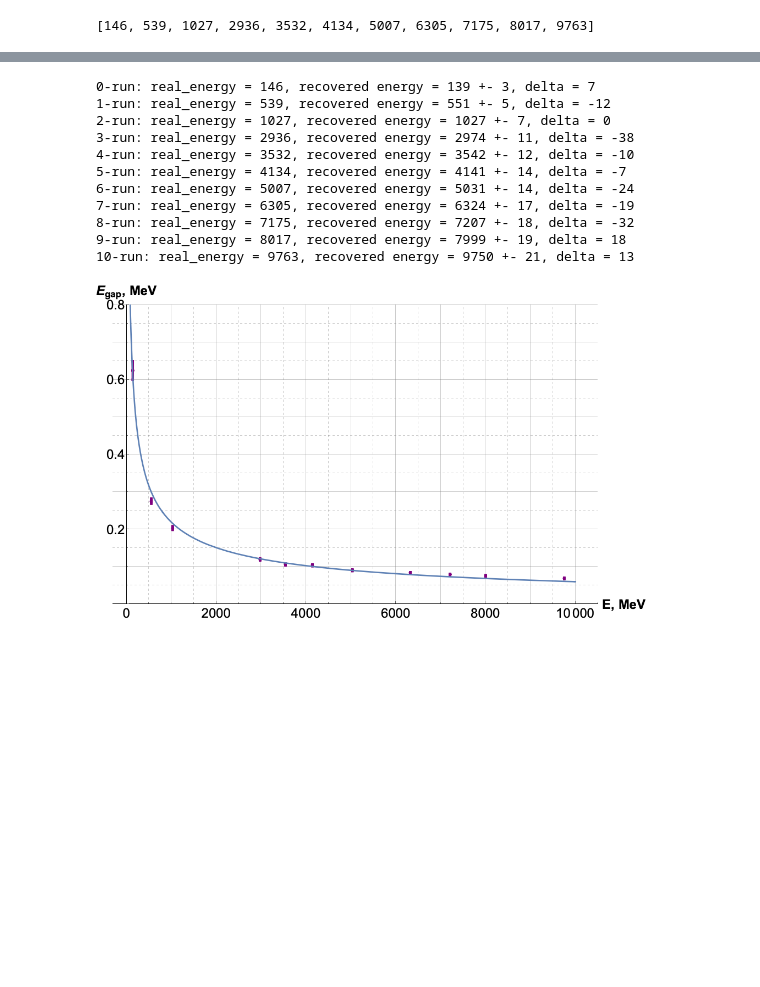
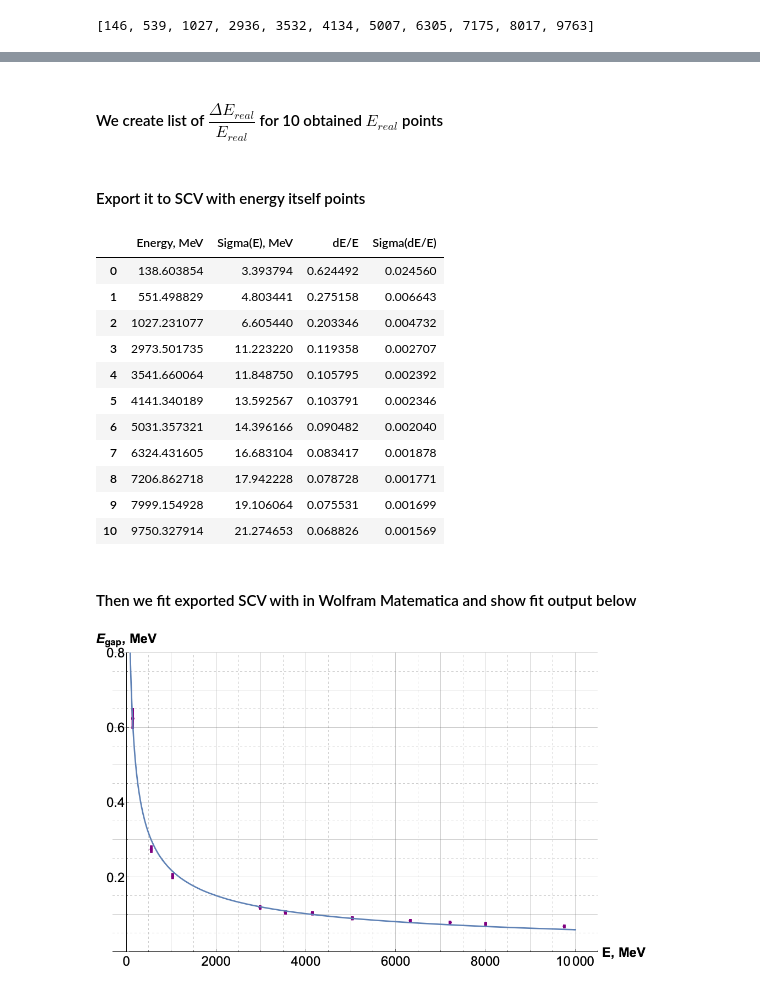
Before and after one commit to Kiarendil/geant, a Jupyter notebook: Start.ipynb, the cells around one changed output, grey strips where cells are left out. Drawn from its saved outputs; the diff is of its cells as text; code cells hidden in the pictures; blank space fills up the shorter version.

```diff
--- a/Start.ipynb
+++ b/Start.ipynb
@@ -158,8 +210,3 @@ $\displaystyle Where \quad a = 0.04889, \quad  b = -0.70906$
 [146, 539, 1027, 2936, 3532, 4134, 5007, 6305, 7175, 8017, 9763]
 # %%
 new_energy = [146, 539, 1027, 2936, 3532, 4134, 5007, 6305, 7175, 8017, 9763]
-
-varset_r = ROOT.RooArgSet(Egap, Ereal)
-def get_calibrated(Egap):
-    E_abs = (Egap - b) / a
-    return(E_abs)
@@ -212,6 +267,6 @@ for i in range(0, 11):
 # %%
 mean_red_list = []
-sigma_red_list = []
+mean_er_red_list = []
 gaus_red_list = []
 sigma_g_red_list = []
 sigma_ge_red_list = []
@@ -230,10 +285,10 @@ for i in range(0, 11):
 
     gaus_red_list.append(pdf_ered)
     mean_red_list.append(mean_ered.getVal())
-    sigma_red_list.append(mean_ered.getError())
+    mean_er_red_list.append(mean_ered.getError())
     sigma_g_red_list.append(sigma_ered.getVal())
     sigma_ge_red_list.append(sigma_ered.getError())
 
 for i in range(0, 11):
-    print(f'{i}-ds: mean = {mean_red_list[i]} +- {sigma_red_list[i]}, sigma = {sigma_g_red_list[i]} +- {sigma_ge_red_list[i]} ')
+    print(f'{i}-ds: mean = {mean_red_list[i]} +- {mean_er_red_list[i]}, sigma = {sigma_g_red_list[i]} +- {sigma_ge_red_list[i]} ')
 # %% [output]
@@ -289,43 +346,44 @@ display(Image(filename = 'images/png/test_for_output_ds.png', retina = False, wi
 Warning in <TCanvas::Constructor>: Deleting canvas with same name: cB
 Info in <TCanvas::Print>: png file images/png/test_for_output_ds.png has been created
 Info in <TCanvas::Print>: pdf file images/pdf/test_for_output_ds.pdf has been created
-# %%
-residentials_e = []
-
-for i in range(0, 11):
-    res = round(new_energy[i] - mean_red_list[i])
-    residentials_e.append(res)
-    print(f'{i}-run: real_energy = {new_energy[i]}, recovered energy = {round(mean_red_list[i])} +- {round(sigma_red_list[i])}, delta = {residentials_e[i]}')
-# %% [output]
-0-run: real_energy = 146, recovered energy = 139 +- 3, delta = 7
-1-run: real_energy = 539, recovered energy = 551 +- 5, delta = -12
-2-run: real_energy = 1027, recovered energy = 1027 +- 7, delta = 0
-3-run: real_energy = 2936, recovered energy = 2974 +- 11, delta = -38
-4-run: real_energy = 3532, recovered energy = 3542 +- 12, delta = -10
-5-run: real_energy = 4134, recovered energy = 4141 +- 14, delta = -7
-6-run: real_energy = 5007, recovered energy = 5031 +- 14, delta = -24
-7-run: real_energy = 6305, recovered energy = 6324 +- 17, delta = -19
-8-run: real_energy = 7175, recovered energy = 7207 +- 18, delta = -32
-9-run: real_energy = 8017, recovered energy = 7999 +- 19, delta = 18
-10-run: real_energy = 9763, recovered energy = 9750 +- 21, delta = 13
+# %% [markdown]
+#### We create list of $ \dfrac{\Delta E_{real}}{E_{real}} $ for 10 obtained $ E_{real} $ points
 # %%
 deltaEtoE = []
 deltaEtoE_err = []
 
 for i in range(0, 11):
     dEtoE = sigma_g_red_list[i] / mean_red_list[i]
-    err = dEtoE * np.sqrt( ((sigma_red_list[i] / mean_red_list[i]) ** 2) + ((sigma_ge_red_list[i] / sigma_g_red_list[i]) ** 2) )
+    err = dEtoE * np.sqrt( ((mean_er_red_list[i] / mean_red_list[i]) ** 2) + ((sigma_ge_red_list[i] / sigma_g_red_list[i]) ** 2) )
     deltaEtoE.append(dEtoE)
     deltaEtoE_err.append(err)
+# %% [markdown]
+#### Export it to SCV with energy itself points
 # %%
-columns_red_list = ['Energy, MeV', 'Sigma(E), MeV', 'dE/E, MeV', 'Sigma(dE/E), MeV']
+columns_red_list = ['Energy, MeV', 'Sigma(E), MeV', 'dE/E', 'Sigma(dE/E)']
 df_red = pd.DataFrame(columns = columns_red_list)
 
 for i in range(0, 11):
-    a_log_red = [mean_red_list[i], 0, deltaEtoE[i], deltaEtoE_err[i]]
+    a_log_red = [mean_red_list[i], mean_er_red_list[i], deltaEtoE[i], deltaEtoE_err[i]]
     df_red.loc[i] = a_log_red
 
 df_red.to_csv('log_red.csv', index = False)
+df_red
+# %% [output]
+|  | Energy, MeV | Sigma(E), MeV | dE/E | Sigma(dE/E) |
+| 0 | 138.603854 | 3.393794 | 0.624492 | 0.024560 |
+| 1 | 551.498829 | 4.803441 | 0.275158 | 0.006643 |
+| 2 | 1027.231077 | 6.605440 | 0.203346 | 0.004732 |
+| 3 | 2973.501735 | 11.223220 | 0.119358 | 0.002707 |
+| 4 | 3541.660064 | 11.848750 | 0.105795 | 0.002392 |
+| 5 | 4141.340189 | 13.592567 | 0.103791 | 0.002346 |
+| 6 | 5031.357321 | 14.396166 | 0.090482 | 0.002040 |
+| 7 | 6324.431605 | 16.683104 | 0.083417 | 0.001878 |
+| 8 | 7206.862718 | 17.942228 | 0.078728 | 0.001771 |
+| 9 | 7999.154928 | 19.106064 | 0.075531 | 0.001699 |
+| 10 | 9750.327914 | 21.274653 | 0.068826 | 0.001569 |
+# %% [markdown]
+#### Then we fit exported SCV with in Wolfram Matematica and show fit output below
 # %%
 display(Image(filename = 'images/png/re.png', retina = False, width = 550))
 display(Image(filename = 'images/png/fit_re_res.png', retina = False, width = 550))
```
Also changed, not shown: parts of 28 cells of this notebook, 11 other files.
